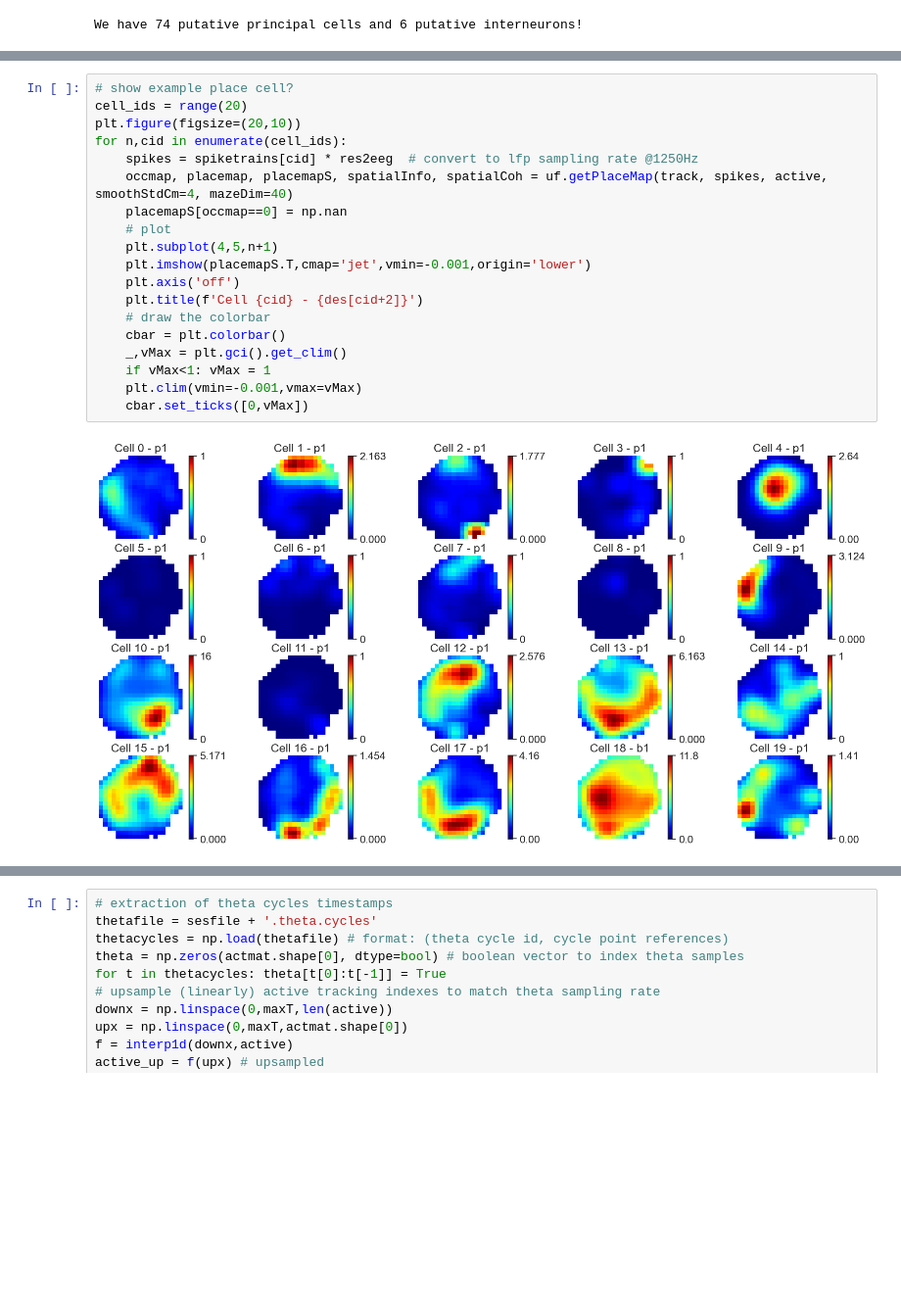
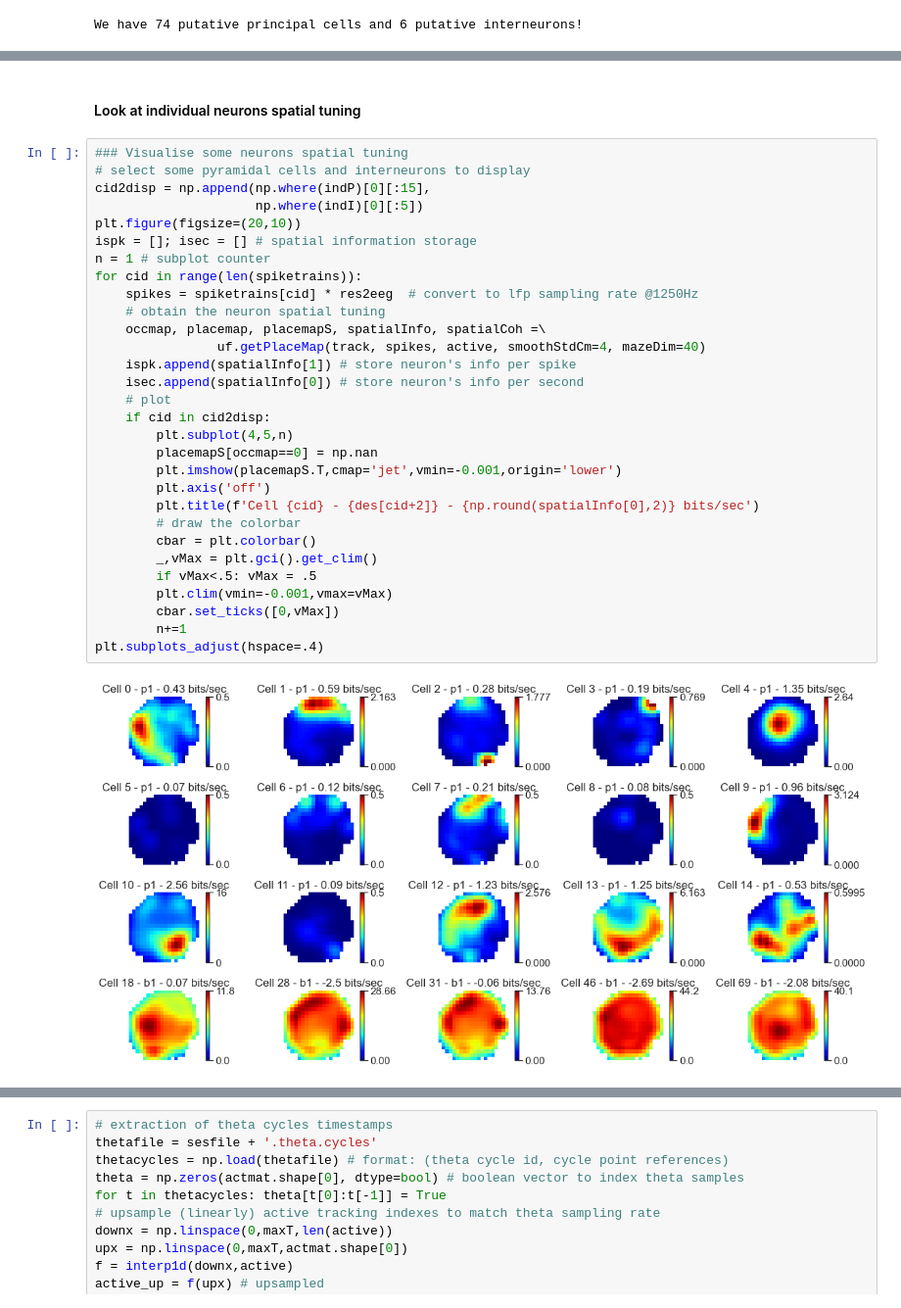
Before and after one commit to drsax93/cofiringTopology, a Jupyter notebook: cofiringTopology.ipynb, the cells around one changed output, grey strips where cells are left out. Shown at 98% size. Cells and saved outputs as stored; diff of their text form; blank space fills up the shorter version.

```diff
--- a/cofiringTopology.ipynb
+++ b/cofiringTopology.ipynb
@@ -179,21 +172,34 @@ plt.title('Tracking');
+# %% [markdown]
+#### Look at individual neurons spatial tuning
 # %%
-# show example place cell?
-cell_ids = range(20)
+### Visualise some neurons spatial tuning
+# select some pyramidal cells and interneurons to display
+cid2disp = np.append(np.where(indP)[0][:15],
+                     np.where(indI)[0][:5])
 plt.figure(figsize=(20,10))
-for n,cid in enumerate(cell_ids):
+ispk = []; isec = [] # spatial information storage
+n = 1 # subplot counter
+for cid in range(len(spiketrains)):
     spikes = spiketrains[cid] * res2eeg  # convert to lfp sampling rate @1250Hz
-    occmap, placemap, placemapS, spatialInfo, spatialCoh = uf.getPlaceMap(track, spikes, active, smoothStdCm=4, mazeDim=40)
-    placemapS[occmap==0] = np.nan
+    # obtain the neuron spatial tuning
+    occmap, placemap, placemapS, spatialInfo, spatialCoh =\
+                uf.getPlaceMap(track, spikes, active, smoothStdCm=4, mazeDim=40)
+    ispk.append(spatialInfo[1]) # store neuron's info per spike
+    isec.append(spatialInfo[0]) # store neuron's info per second
     # plot
-    plt.subplot(4,5,n+1)
-    plt.imshow(placemapS.T,cmap='jet',vmin=-0.001,origin='lower')
-    plt.axis('off')
-    plt.title(f'Cell {cid} - {des[cid+2]}')
-    # draw the colorbar
-    cbar = plt.colorbar()
-    _,vMax = plt.gci().get_clim()
-    if vMax<1: vMax = 1
-    plt.clim(vmin=-0.001,vmax=vMax)
-    cbar.set_ticks([0,vMax])
+    if cid in cid2disp:
+        plt.subplot(4,5,n)
+        placemapS[occmap==0] = np.nan
+        plt.imshow(placemapS.T,cmap='jet',vmin=-0.001,origin='lower')
+        plt.axis('off')
+        plt.title(f'Cell {cid} - {des[cid+2]} - {np.round(spatialInfo[0],2)} bits/sec')
+        # draw the colorbar
+        cbar = plt.colorbar()
+        _,vMax = plt.gci().get_clim()
+        if vMax<.5: vMax = .5
+        plt.clim(vmin=-0.001,vmax=vMax)
+        cbar.set_ticks([0,vMax])
+        n+=1
+plt.subplots_adjust(hspace=.4)
 # %% [output]
-[figure, old version]
+[figure, new version]
```
Also changed, not shown: parts of 12 cells of this notebook, 1 other file.
